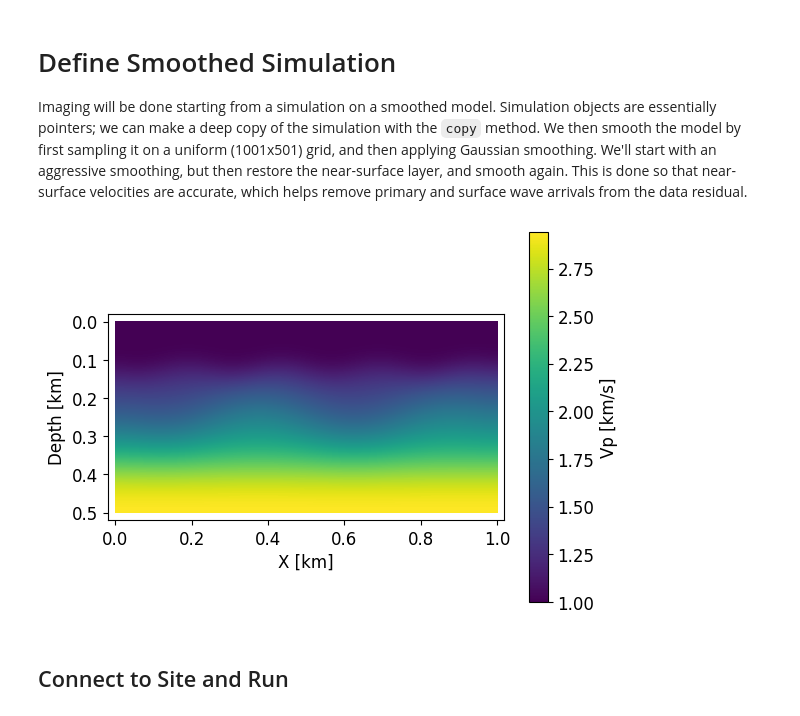
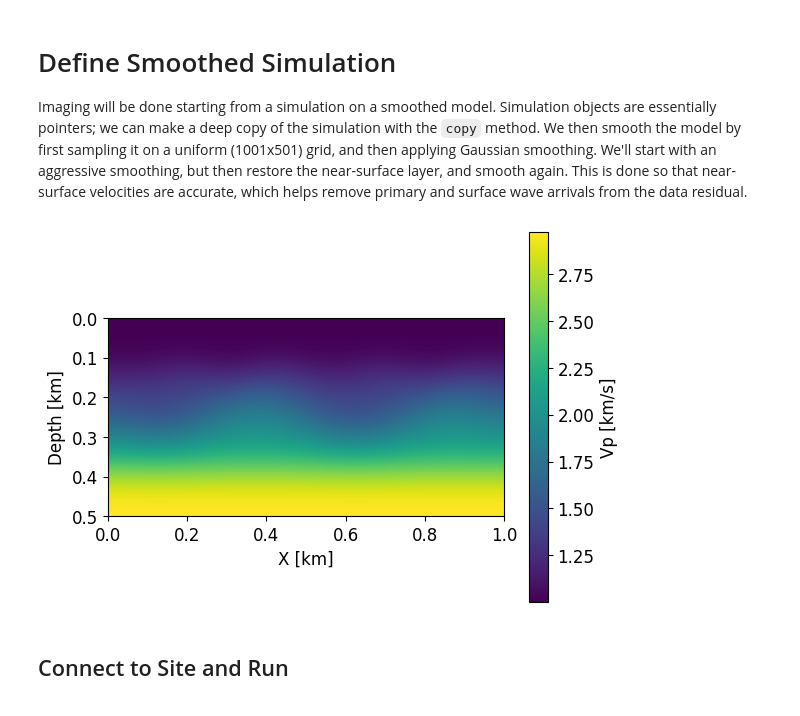
Before and after one commit to FrequenSol/FrequenSolve, a Jupyter notebook: examples/ex05_rtm.ipynb, the cells around one changed output. Saved outputs shown, nothing was run; the diff lists cells and outputs as text; code cells hidden in the pictures.

```diff
--- a/examples/ex05_rtm.ipynb
+++ b/examples/ex05_rtm.ipynb
@@ -21,13 +21,14 @@ sim = project.new_simulation(
     name = "sharp",
     physics = "acoustic",
     dimension = 2,
-    f0 = 1.0,
 )
+
+L = 1.0
 
 # New 2D layered model over interval x in [0,1]
 model = LayeredModel(
     dimension = 2,
-    x_limits = [0.0, 1.0]
+    x_limits = [0.0, L]
 )
 Q = 1e10
 
@@ -43,9 +44,9 @@ model.add_layer(
     }
 )
 
-x = np.linspace(0.0, 1.0, 100)
+x = np.linspace(0.0, L, 100)
 surf = xr.DataArray(
-    data = 0.125 + 0.0125*np.sin(x*8*np.pi),
+    data = (0.125 + 0.0125*np.sin(x*8*np.pi/L))*L,
     dims = ["x"],
     coords = {"x": x}
 )
@@ -63,14 +64,14 @@ model.add_layer(
 )
 
 surf = xr.DataArray(
-    data = 0.25 + 0.05*np.sin(x*4*np.pi),
+    data = (0.25 + 0.05*np.sin(x*4*np.pi/L))*L,
     dims = ["x"],
     coords = {"x": x}
 )
 model.add_surface(name = "sin",z = surf)
 
 model.add_layer(
-    name = "layer_2",
+    name = "layer_3",
     properties = {
         "Vp" : 2.0,
         "Qp" : Q,
@@ -79,10 +80,10 @@ model.add_layer(
         "Qs" : Q,
     }
 )
-model.add_surface(name = "bottom", z = 0.375)
+model.add_surface(name = "flat", z = 0.375*L)
 
 model.add_layer(
-    name = "layer_2",
+    name = "layer_4",
     properties = {
         "Vp" : 3.0,
         "Qp" : Q,
@@ -91,7 +92,7 @@ model.add_layer(
         "Qs" : Q,
     }
 )
-model.add_surface(name = "bottom", z = 0.5)
+model.add_surface(name = "bottom", z = 0.5*L)
 
 model.plot("Vp", aspect = "equal", surfaces = False)
 sim += model
@@ -144,16 +145,17 @@ acq = Acquisition()
 
 # Sources
 
+coords = [ [x, 0.0] for x in np.linspace(0.0, L, 64) ]
 if sim.physics == "acoustic":
     acq.add_source_group(
         kind = "scalar",
-        coords = [ [x, 0.0] for x in np.linspace(0.0, 1.0, 64)]
+        coords = coords,
     )
 else:
     acq.add_source_group(
         kind = "vector",
-        coords = [ [x, 0.0] for x in np.linspace(0.0, 1.0, 64) ],
-        direction = [0., 1.0],
+        coords = coords,
+        direction = [0.0, 1.0],
     )
 
 # Hydrophones
@@ -164,9 +166,9 @@ else:
     device = ReceiverNode(name = "geophone")
     device.add_component("u_z","displacement",[0., 1.])
 
-coords = [ [x, 0.0] for x in np.linspace(0.0, 1.0, 251)]
+coords = [ [x, 0.0] for x in np.linspace(0.0, L, 251)]
 acq.add_receiver_group(
-    name = "surface_hydrophones",
+    name = "surface",
     device = device,
     coords = coords,
     post_process = True,
@@ -176,21 +178,21 @@ sim += acq
 ## Method, Solver, and Outputs
 # %%
 method = Discretization(
-    order = 6
+    order = 4,
 )
 sim += method
 
 solver = SolverConfig(
-    solve_on = "final",
     max_iter = 300,
     tolerance = 5.0e-5,
+    grids = 2,
 )
 sim += solver
 
 out = OutputManager()
 # out += ParaviewOutput(
 #     name = "simple",
-#     fields = ["displacement"],
+#     fields = ["pressure"],
 #     upscale = 1,
 #     execute_on = "adjoint",
 #     post_process = True,
@@ -203,24 +205,24 @@ Imaging will be done starting from a simulation on a smoothed model. Simulation
 # %%
 # Copy simulation and smooth aggressively
 smoothed = sim.copy(
     name = "smoothed",
 )
-smoothed.model.smooth([1001,501], 60)
+smoothed.model.smooth([501,251], 20)
 
 # Restore properties of the top layer
 for key, value in sim.model.layers[0].properties.items():
     smoothed.model.layers[0].properties[key] = value
 
-# Smooth again, but less aggressively
-smoothed.model.smooth([1001,501], 30)
+# Smooth again
+smoothed.model.smooth([501,251], 20)
 smoothed.model.plot("Vp", aspect = "equal", surfaces = False)
 project += smoothed
 
 project.save()
 sharp = project.simulations["sharp"]
 smooth = project.simulations["smoothed"]
 # %% [output]
-[figure, old version]
+[figure, new version]
 # %% [markdown]
 ## Connect to Site and Run
 # %%
```
Also changed, not shown: parts of 2 cells of this notebook, 3 other files.
